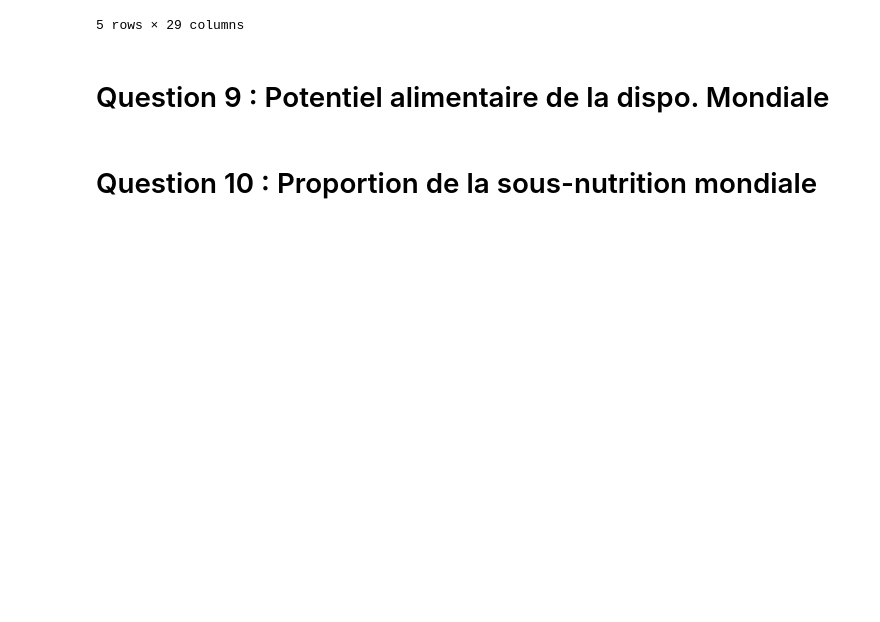
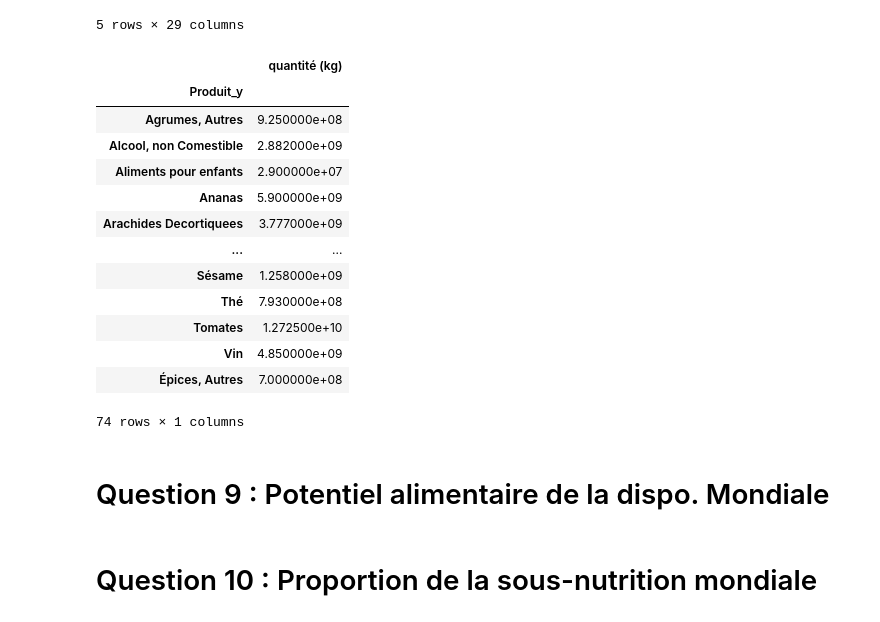
Before and after one commit to Lorenzo1208/Brief_fao, a Jupyter notebook: FAO.ipynb, the cells around one changed output. Cells and saved outputs as stored; diff of their text form; code cells hidden in the pictures; blank space fills up the shorter version.

```diff
--- a/FAO.ipynb
+++ b/FAO.ipynb
@@ -463,10 +463,10 @@ print("%.2f%%" % (pourcentage_prot))
 # %% [markdown]
 # Question 8 : Potentiel alimentaire des végétaux (destinés aux animaux pertes)
 # %%
-question8_quantié_vegetaux = population_df.merge(vegetal_df, on='Pays')
-question8_quantié_vegetaux = question8_quantié_vegetaux[question8_quantié_vegetaux['Élément_y'].isin(['Disponibilité intérieure', 'Pertes', 'Aliments pour animaux'])].copy()
-question8_quantié_vegetaux['quantité (kg)'] = question8_quantié_vegetaux['quantité'] * 1000 * 1000
-question8_quantié_vegetaux.head()
+question8_quantité_vegetaux = population_df.merge(vegetal_df, on='Pays')
+question8_quantité_vegetaux = question8_quantité_vegetaux[question8_quantité_vegetaux['Élément_y'].isin(['Disponibilité intérieure', 'Pertes', 'Aliments pour animaux'])].copy()
+question8_quantité_vegetaux['quantité (kg)'] = question8_quantité_vegetaux['quantité'] * 1000 * 1000
+question8_quantité_vegetaux.head()
 # %% [output]
 |  | Code_Domaine_x | Domaine_x | Code_Pays_x | Pays | Code_Élément_x | Élément_x | Code_Produit_x | Produit_x | ... |
 | 3 | FBS | Food Balance Sheets | 2 | Afghanistan | 511 | Total Population - Both sexes | 2501 | Population | ... |
@@ -476,4 +476,20 @@ question8_quantié_vegetaux.head()
 | 24 | FBS | Food Balance Sheets | 2 | Afghanistan | 511 | Total Population - Both sexes | 2501 | Population | ... |
 5 rows × 29 columns
 # %%
-# question8_quantié_vegetaux = question8_quantié_vegetaux.loc[:, ['Produit_y', 'quantité (kg)']].Produit_y('Produit_y').agg('sum')
+question8_quantité_vegetaux = question8_quantité_vegetaux.loc[:, ['Produit_y', 'quantité (kg)']].groupby('Produit_y').agg('sum')
+question8_quantité_vegetaux
+# %% [output]
+|  | quantité (kg) |
+| Produit_y |  |
+| Agrumes, Autres | 9.250000e+08 |
+| Alcool, non Comestible | 2.882000e+09 |
+| Aliments pour enfants | 2.900000e+07 |
+| Ananas | 5.900000e+09 |
+| Arachides Decortiquees | 3.777000e+09 |
+| ... | ... |
+| Sésame | 1.258000e+09 |
+| Thé | 7.930000e+08 |
+| Tomates | 1.272500e+10 |
+| Vin | 4.850000e+09 |
+| Épices, Autres | 7.000000e+08 |
+74 rows × 1 columns
```
Also changed, not shown: parts of 2 cells of this notebook.
